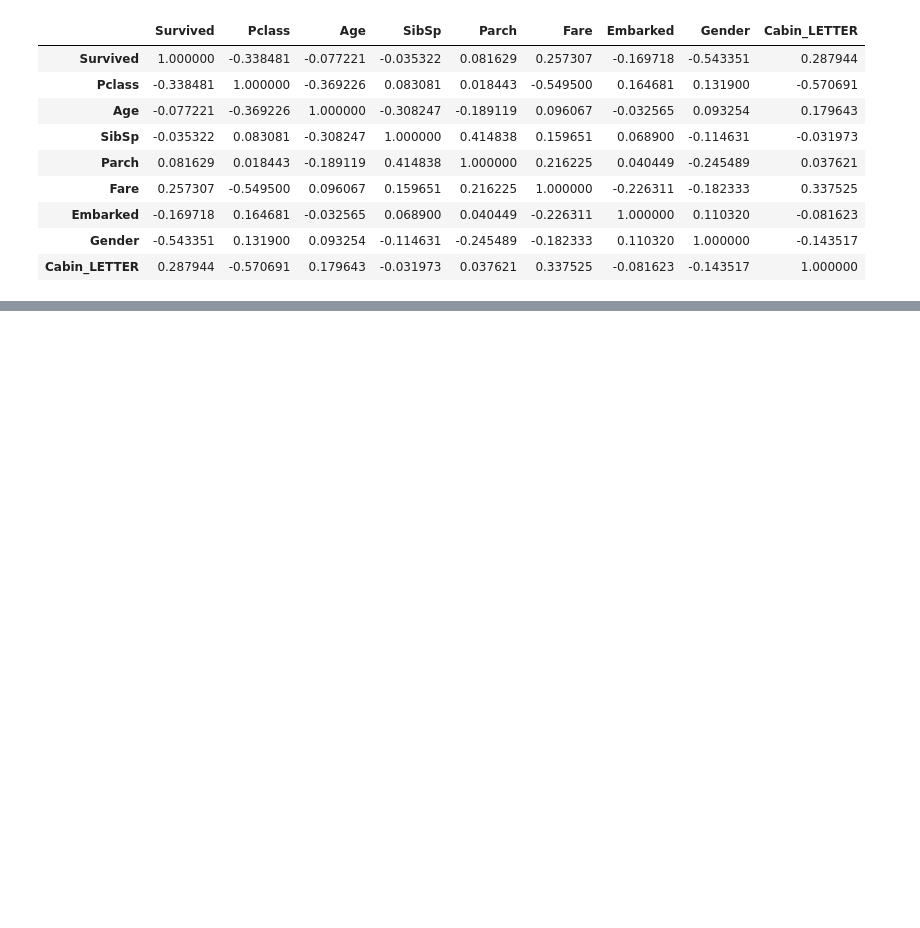
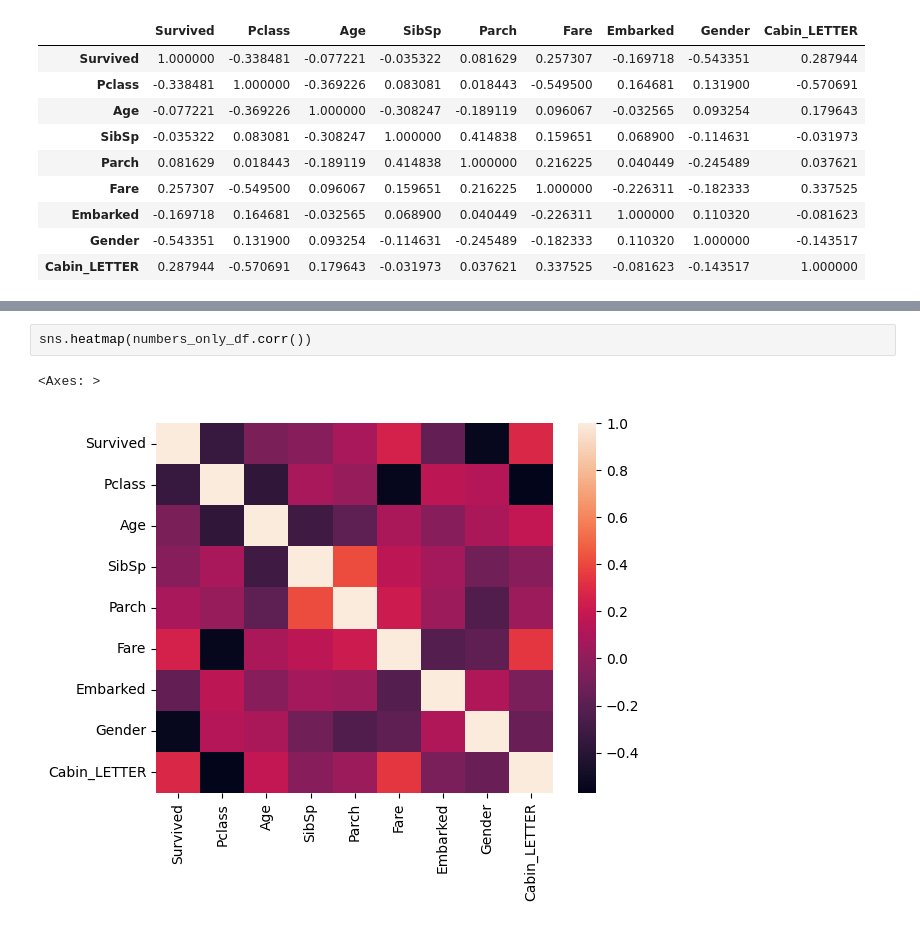
Before and after one commit to sojog/Big-Data-ADR-10-17-18-octombrie-2025, a Jupyter notebook: Ziua2/01.titanic_database.ipynb, the cells around one changed output, grey strips where cells are left out. Cells and saved outputs as stored; diff of their text form; blank space fills up the shorter version.

```diff
--- a/Ziua2/01.titanic_database.ipynb
+++ b/Ziua2/01.titanic_database.ipynb
@@ -368,0 +378,5 @@ numbers_only_df.corr()
+# %%
+sns.heatmap(numbers_only_df.corr())
+# %% [output]
+<Axes: >
+[figure, added]
```
Also changed, not shown: parts of 5 cells of this notebook, 3 other files.
